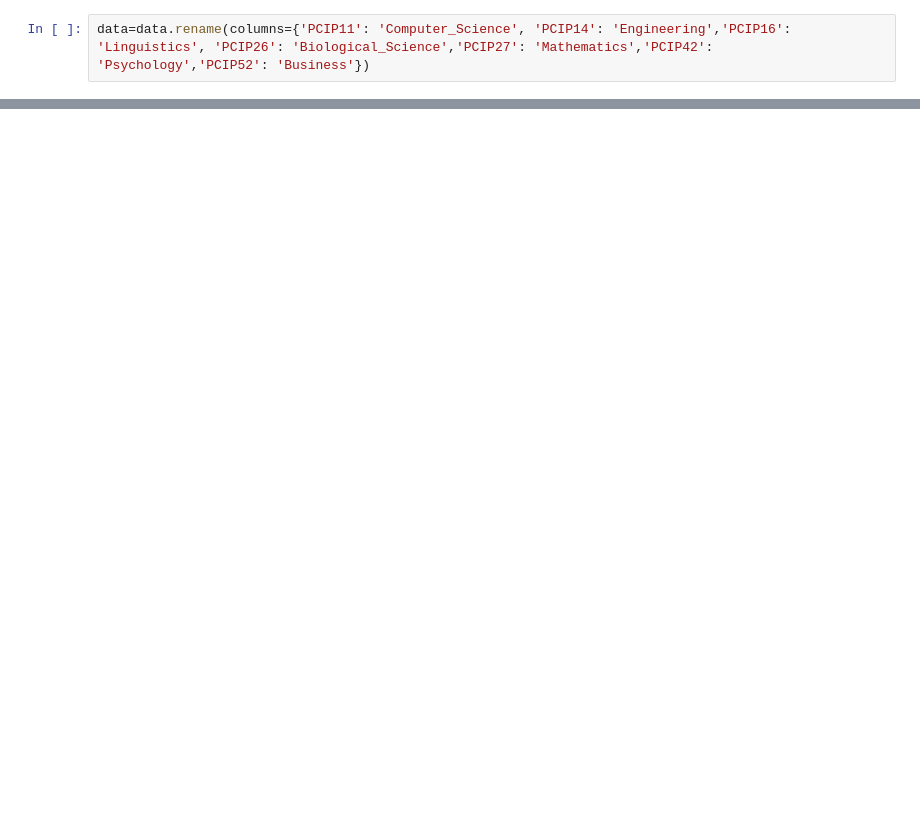
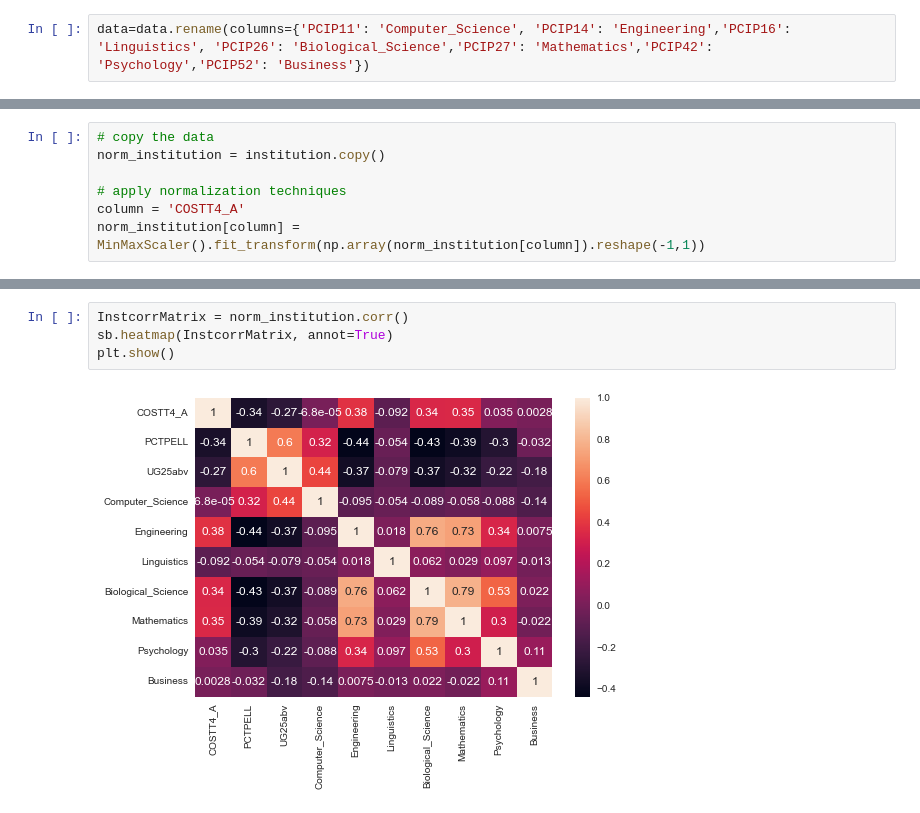
Before and after one commit to acastrillonv/Trabajo-1-TAE, a Jupyter notebook: TrabajoTAE.ipynb, the cells around one changed output, grey strips where cells are left out. Saved outputs shown, nothing was run; the diff lists cells and outputs as text; blank space fills up the shorter version.

```diff
--- a/TrabajoTAE.ipynb
+++ b/TrabajoTAE.ipynb
@@ -116,0 +99,7 @@ institution.describe()
+# %%
+# copy the data
+norm_institution = institution.copy()
+
+# apply normalization techniques
+column = 'COSTT4_A'
+norm_institution[column] = MinMaxScaler().fit_transform(np.array(norm_institution[column]).reshape(-1,1))
@@ -116,0 +118,6 @@ institution.describe()
+# %%
+InstcorrMatrix = norm_institution.corr()
+sb.heatmap(InstcorrMatrix, annot=True)
+plt.show()
+# %% [output]
+[figure, added]
```
Also changed, not shown: parts of 25 cells of this notebook.
